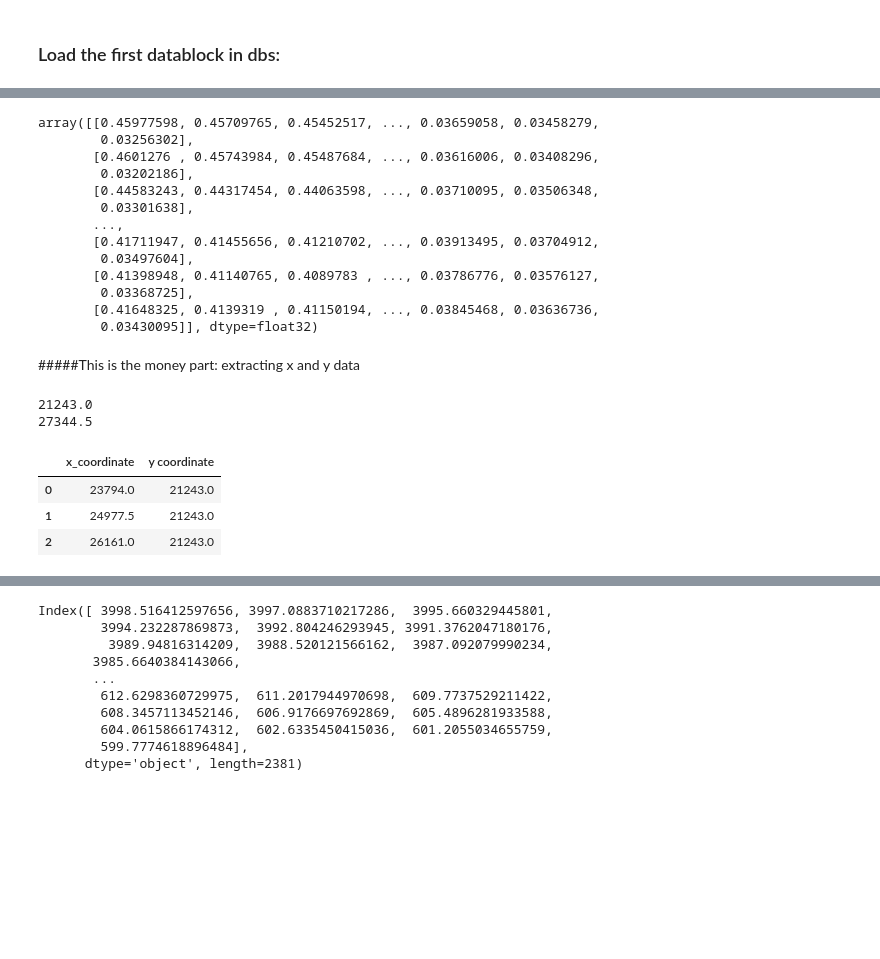
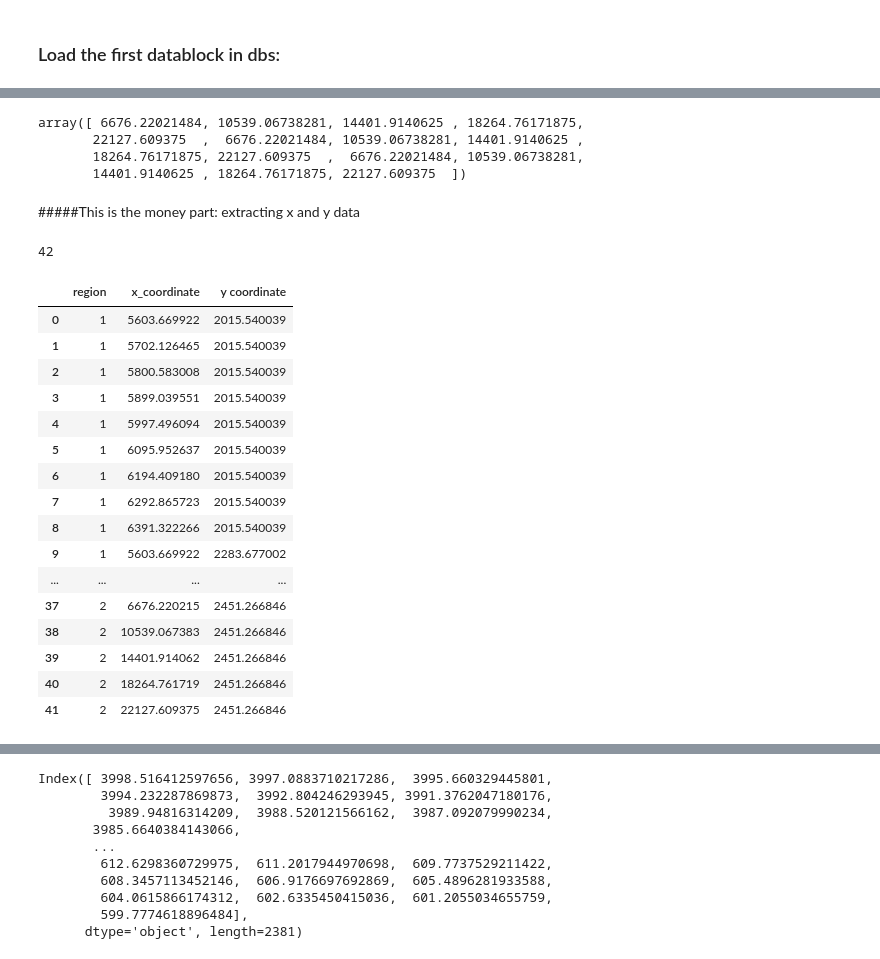
Before and after one commit to jroshk/FTIR_Mapping, a Jupyter notebook: scripts/Using_opusFCfor2dimages.ipynb, the cells around one changed output, grey strips where cells are left out. Drawn from its saved outputs; the diff is of its cells as text; code cells hidden in the pictures; blank space fills up the shorter version.

```diff
--- a/scripts/Using_opusFCfor2dimages.ipynb
+++ b/scripts/Using_opusFCfor2dimages.ipynb
@@ -4,8 +4,9 @@
 import opusFC
 import pandas as pd
 import matplotlib.pyplot as plt
+import numpy as np
 
-f = r"R:\Jeff\FTIR\Structural Mapping\6.16.2022 UV Circles\left circle 8x8.0"
+f = r"R:\Jeff\FTIR\Structural Mapping\8.4.2022CoffeeRing\Attempt2.0"
 dbs = opusFC.listContents(f)
 print(dbs)
 dbs[1]
@@ -38,35 +24,52 @@ This object contains:
 # %%
-data.regions[0].spectra[:]
+data.regions[1].mapX[:]
 # %% [output]
-array([[0.45977598, 0.45709765, 0.45452517, ..., 0.03659058, 0.03458279,
-        0.03256302],
-       [0.4601276 , 0.45743984, 0.45487684, ..., 0.03616006, 0.03408296,
-        0.03202186],
-       [0.44583243, 0.44317454, 0.44063598, ..., 0.03710095, 0.03506348,
-        0.03301638],
-       ...,
-       [0.41711947, 0.41455656, 0.41210702, ..., 0.03913495, 0.03704912,
-        0.03497604],
-       [0.41398948, 0.41140765, 0.4089783 , ..., 0.03786776, 0.03576127,
-        0.03368725],
-       [0.41648325, 0.4139319 , 0.41150194, ..., 0.03845468, 0.03636736,
-        0.03430095]], dtype=float32)
+array([ 6676.22021484, 10539.06738281, 14401.9140625 , 18264.76171875,
+       22127.609375  ,  6676.22021484, 10539.06738281, 14401.9140625 ,
+       18264.76171875, 22127.609375  ,  6676.22021484, 10539.06738281,
+       14401.9140625 , 18264.76171875, 22127.609375  ])
 # %% [markdown]
 #####This is the money part: extracting x and y data
-# %%
-#make a dictionary of x-y location data
-xydict = {'x_coordinate':data.regions[0].mapX[:],'y coordinate':data.regions[0].mapY[:]}#,data.x:data.regions[0].spectra[:]}
-# %% [output]
-21243.0
-27344.5
+# %%
+#make a dictionary of x-y location data
+list_of_regions=[]
+x_coordinates = []
+y_coordinates = []
+for j in range(len(data.regions)):
+
+    x_coordinates = np.append(x_coordinates, data.regions[j].mapX[:])
+    y_coordinates = np.append(y_coordinates, data.regions[j].mapY[:])
+    for i in range(len(data.regions[j].mapX)):
+
+        list_of_regions.append(j+1) #data.regions[j].split())
+
+    #list_of_regions = i in range(len(data.regions[j].mapX))
+#xydict = {'region':list_of_regions,'x_coordinate':data.regions[0].mapX[:],'y coordinate':data.regions[0].mapY[:]}#,data.x:data.regions[0].spectra[:]}
+xydict = {'region':list_of_regions,'x_coordinate':x_coordinates,'y coordinate':y_coordinates}#,data.x:data.regions[0].spectra[:]}
+len(list_of_regions)
+# %% [output]
+42
 # %%
 #Make a loop or use a fancy 1 liner to take all of the X and Y data from here and then put it in a dataframe as the first 2 rows, or maybe the 2nd and 3rd rows
 # (probably best to have name/title of column, then x, then y, then data)
 xydataframe = pd.DataFrame(data=xydict)#[data.regions[0].mapX[:],data.regions[0].mapY[:]])
-xydataframe.head(3)
+xydataframe
 # %% [output]
-|  | x_coordinate | y coordinate |
-| 0 | 23794.0 | 21243.0 |
-| 1 | 24977.5 | 21243.0 |
-| 2 | 26161.0 | 21243.0 |
+|  | region | x_coordinate | y coordinate |
+| 0 | 1 | 5603.669922 | 2015.540039 |
+| 1 | 1 | 5702.126465 | 2015.540039 |
+| 2 | 1 | 5800.583008 | 2015.540039 |
+| 3 | 1 | 5899.039551 | 2015.540039 |
+| 4 | 1 | 5997.496094 | 2015.540039 |
+| 5 | 1 | 6095.952637 | 2015.540039 |
+| 6 | 1 | 6194.409180 | 2015.540039 |
+| 7 | 1 | 6292.865723 | 2015.540039 |
+| 8 | 1 | 6391.322266 | 2015.540039 |
+| 9 | 1 | 5603.669922 | 2283.677002 |
+| ... | ... | ... | ... |
+| 37 | 2 | 6676.220215 | 2451.266846 |
+| 38 | 2 | 10539.067383 | 2451.266846 |
+| 39 | 2 | 14401.914062 | 2451.266846 |
+| 40 | 2 | 18264.761719 | 2451.266846 |
+| 41 | 2 | 22127.609375 | 2451.266846 |
 # %%
```
Also changed, not shown: parts of 6 cells of this notebook.
